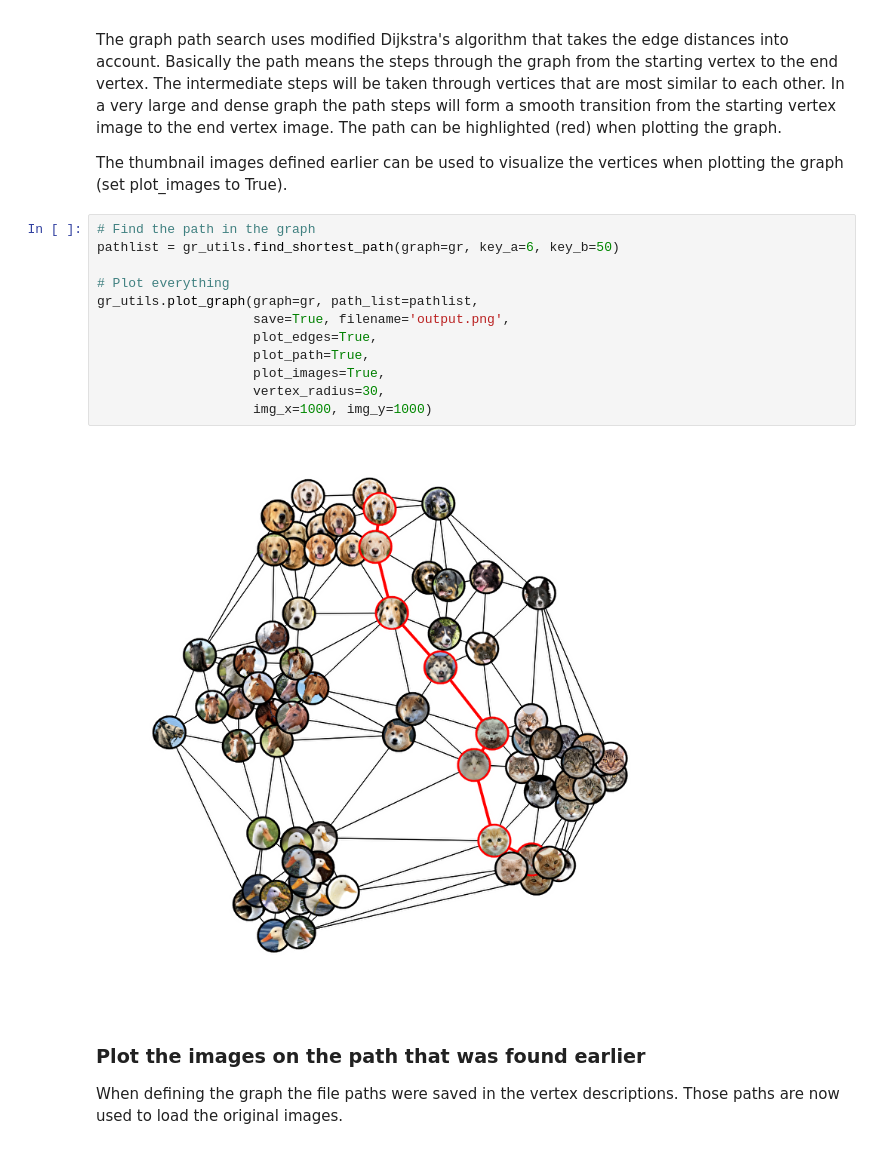
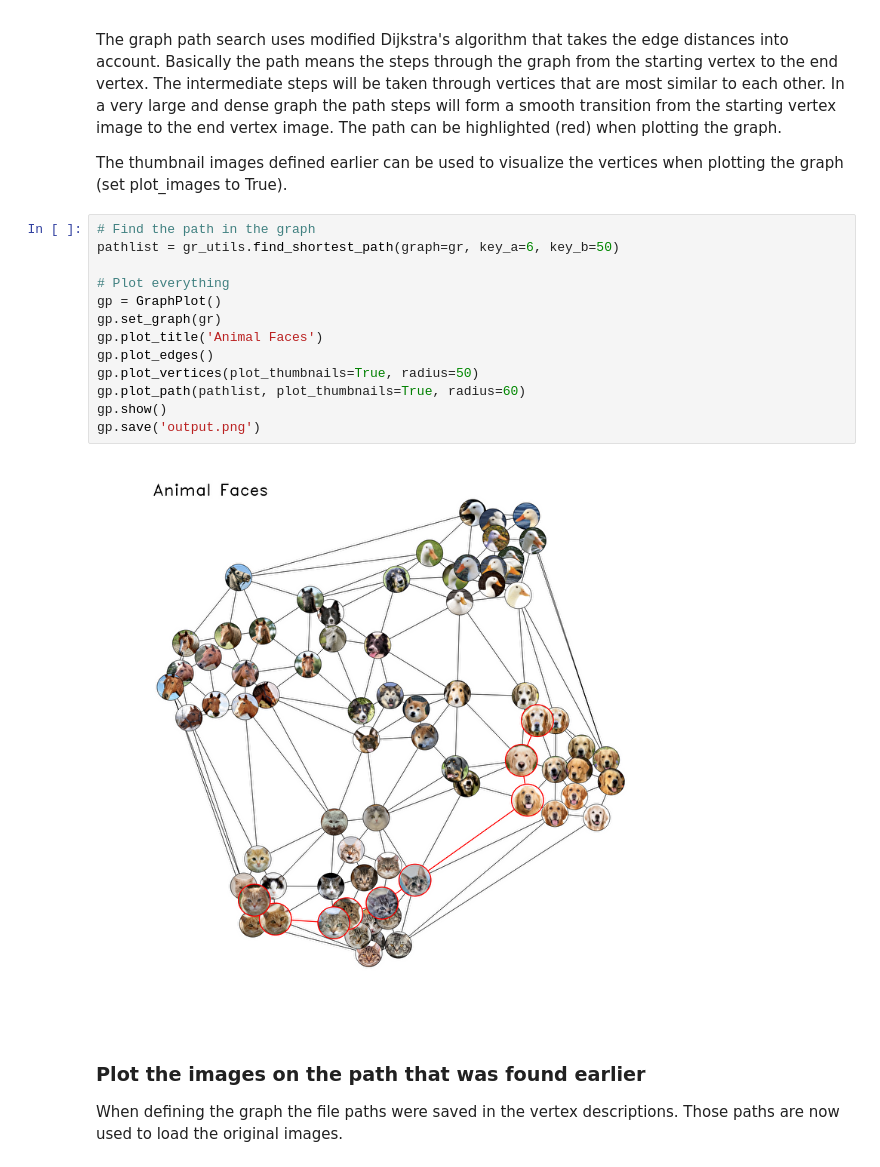
Before and after one commit to Kursula/FeatureGraph, a Jupyter notebook: Animal_face_graph.ipynb, the cells around one changed output. Saved outputs shown, nothing was run; the diff lists cells and outputs as text.

Commit message:
plot refactoring

```diff
--- a/Animal_face_graph.ipynb
+++ b/Animal_face_graph.ipynb
@@ -132,17 +132,18 @@ The thumbnail images defined earlier can be used to visualize the vertices when
 # %%
 # Find the path in the graph
 pathlist = gr_utils.find_shortest_path(graph=gr, key_a=6, key_b=50)
 
 # Plot everything
-gr_utils.plot_graph(graph=gr, path_list=pathlist,
-                    save=True, filename='output.png',
-                    plot_edges=True,
-                    plot_path=True,
-                    plot_images=True,
-                    vertex_radius=30,
-                    img_x=1000, img_y=1000)
+gp = GraphPlot()
+gp.set_graph(gr)
+gp.plot_title('Animal Faces')
+gp.plot_edges()
+gp.plot_vertices(plot_thumbnails=True, radius=50)
+gp.plot_path(pathlist, plot_thumbnails=True, radius=60)
+gp.show()
+gp.save('output.png')
 # %% [output]
-[figure, old version]
+[figure, new version]
 # %% [markdown]
 ### Plot the images on the path that was found earlier
 When defining the graph the file paths were saved in the vertex descriptions. Those paths are now used to load the original images.
```
Also changed, not shown: parts of 3 cells of this notebook, 1 other file.
